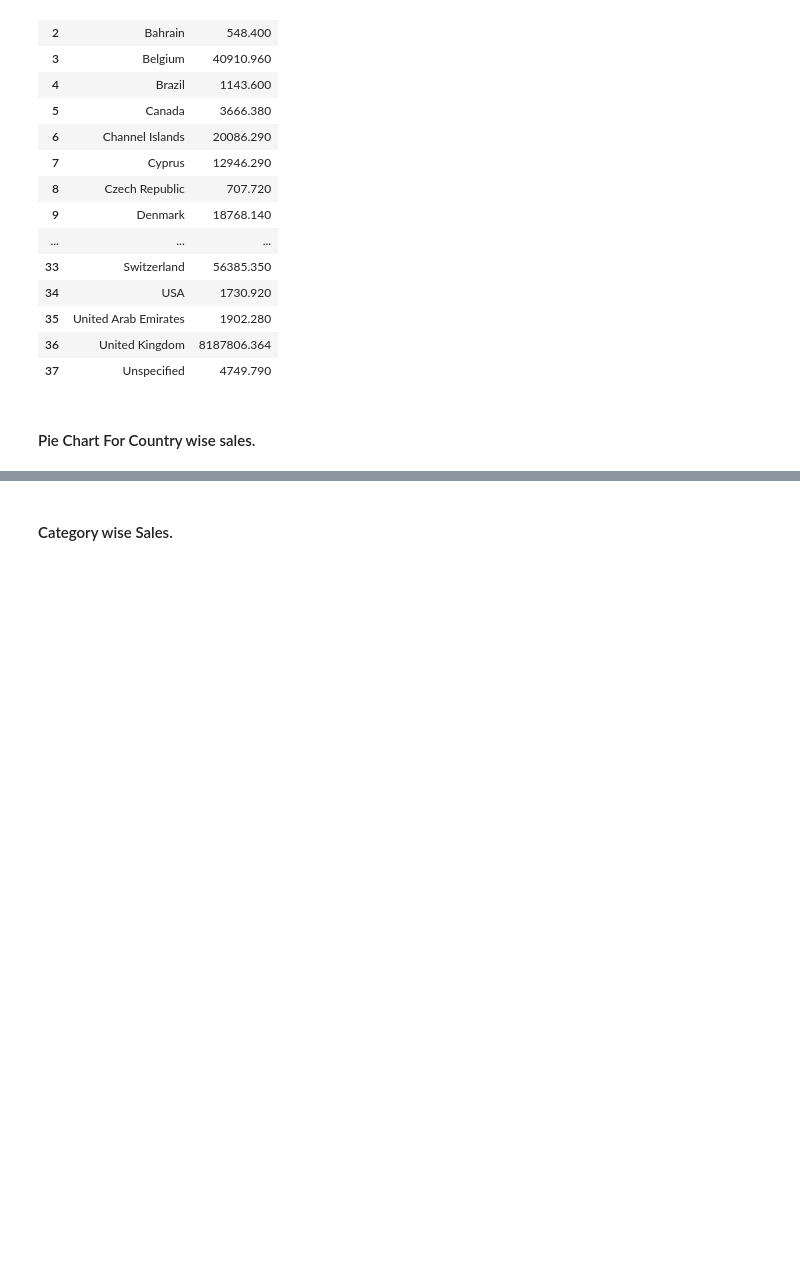
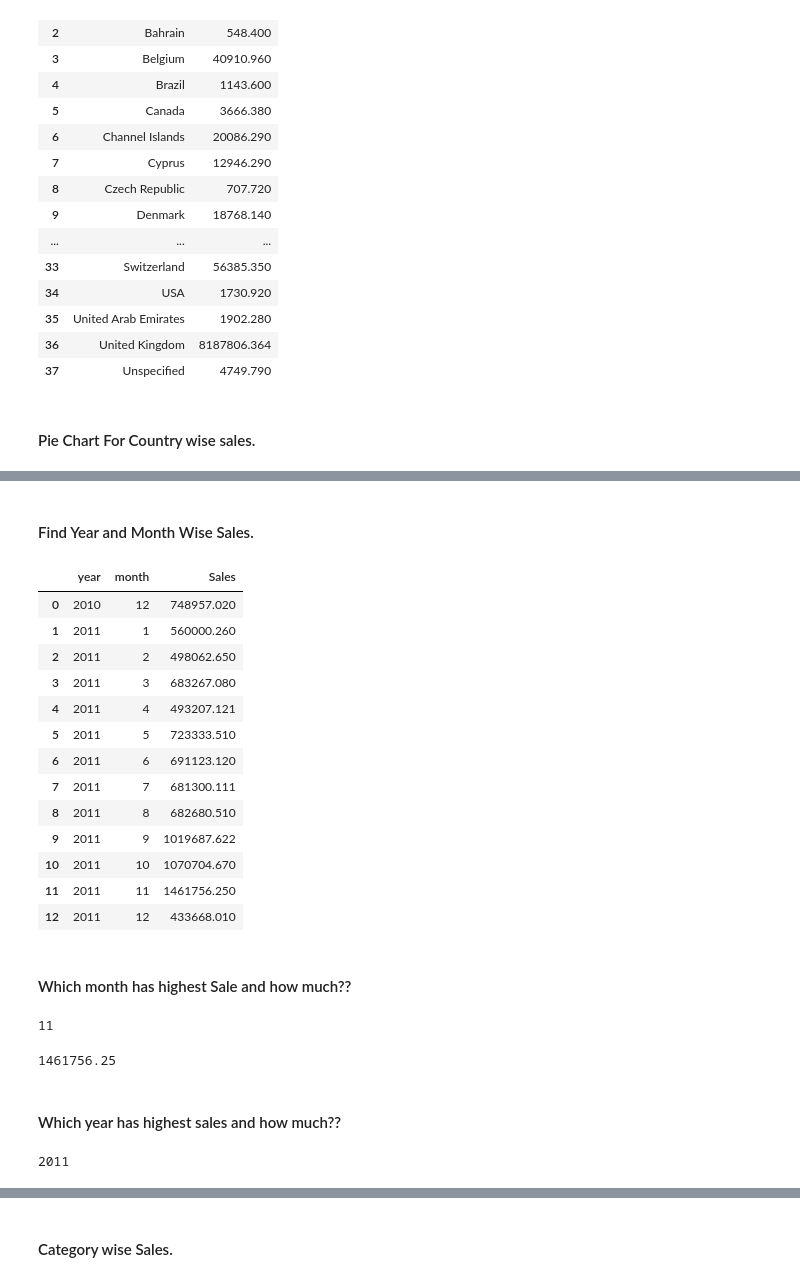
Before and after one commit to Pooja-2201/CategoryWiseStoreAnalysis, a Jupyter notebook: CategoryWiseProduct.ipynb, the cells around one changed output, grey strips where cells are left out. Cells and saved outputs as stored; diff of their text form; code cells hidden in the pictures; blank space fills up the shorter version.

```diff
--- a/CategoryWiseProduct.ipynb
+++ b/CategoryWiseProduct.ipynb
@@ -180,0 +202,41 @@ fig.show()
+# %% [markdown]
+#### Find Year and Month Wise Sales.
+# %%
+sales = df.groupby(["year","month"])["Sales"].sum().reset_index()
+sales
+# %% [output]
+|  | year | month | Sales |
+| 0 | 2010 | 12 | 748957.020 |
+| 1 | 2011 | 1 | 560000.260 |
+| 2 | 2011 | 2 | 498062.650 |
+| 3 | 2011 | 3 | 683267.080 |
+| 4 | 2011 | 4 | 493207.121 |
+| 5 | 2011 | 5 | 723333.510 |
+| 6 | 2011 | 6 | 691123.120 |
+| 7 | 2011 | 7 | 681300.111 |
+| 8 | 2011 | 8 | 682680.510 |
+| 9 | 2011 | 9 | 1019687.622 |
+| 10 | 2011 | 10 | 1070704.670 |
+| 11 | 2011 | 11 | 1461756.250 |
+| 12 | 2011 | 12 | 433668.010 |
+# %% [markdown]
+#### Which month has  highest Sale and how much??
+# %%
+Total_Sales_per_month = df.groupby(["month"])["Sales"].sum()
+Month_Name = Total_Sales_per_month.idxmax()
+Month_Name
+# %% [output]
+11
+# %%
+Highest_Sales_Month = sales['Sales'].max()
+Highest_Sales_Month
+# %% [output]
+1461756.25
+# %% [markdown]
+#### Which year has highest sales and how much??
+# %%
+Total_Sales_per_year = df.groupby("year")["Sales"].sum()
+Year_Name = Total_Sales_per_year.idxmax()
+Year_Name
+# %% [output]
+2011
```
Also changed, not shown: parts of 12 cells of this notebook, 1 other file.
